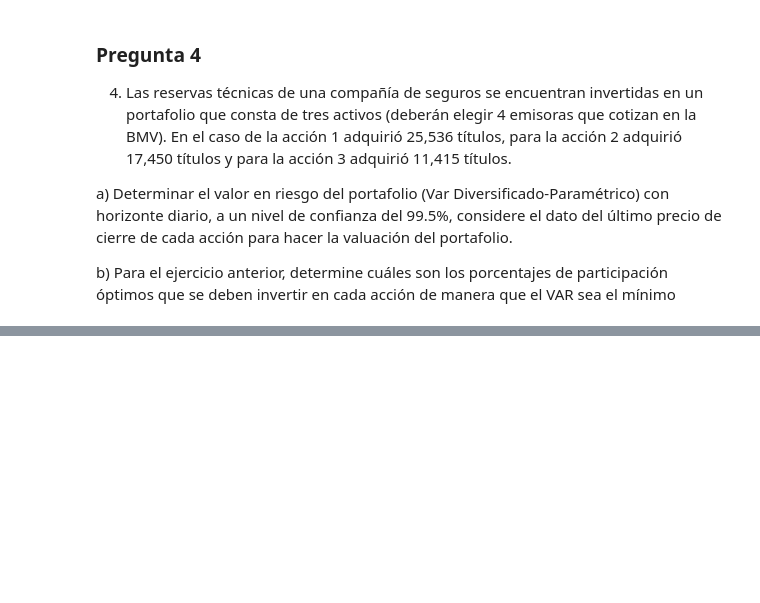
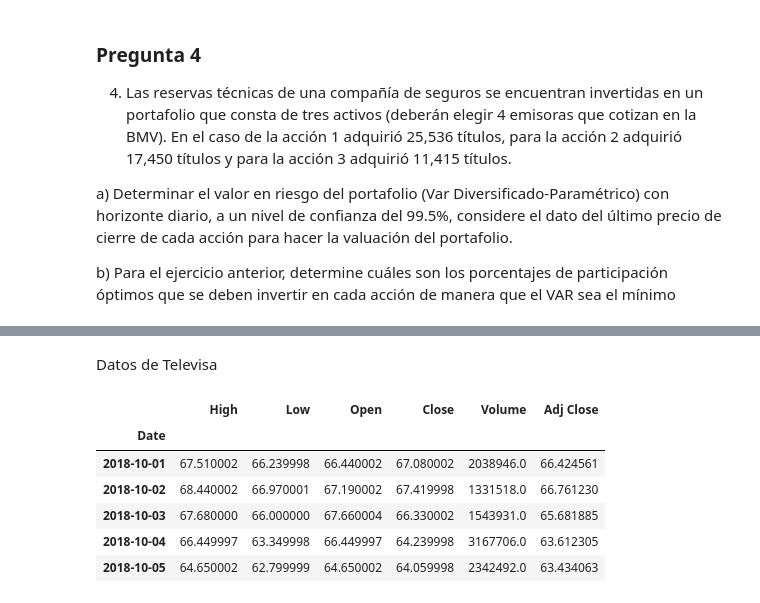
Before and after one commit to CarlosIST/Riesgos-Financieros, a Jupyter notebook: Examen II Santillán.ipynb, the cells around one changed output, grey strips where cells are left out. Cells and saved outputs as stored; diff of their text form; code cells hidden in the pictures; blank space fills up the shorter version.

```diff
--- a/Examen II Santillán.ipynb
+++ b/Examen II Santillán.ipynb
@@ -544,0 +651,12 @@ b)	Para el ejercicio anterior, determine cuáles son los porcentajes de particip
+# %% [markdown]
+Datos de Televisa
+# %%
+datos_Televisa.head()
+# %% [output]
+|  | High | Low | Open | Close | Volume | Adj Close |
+| Date |  |  |  |  |  |  |
+| 2018-10-01 | 67.510002 | 66.239998 | 66.440002 | 67.080002 | 2038946.0 | 66.424561 |
+| 2018-10-02 | 68.440002 | 66.970001 | 67.190002 | 67.419998 | 1331518.0 | 66.761230 |
+| 2018-10-03 | 67.680000 | 66.000000 | 67.660004 | 66.330002 | 1543931.0 | 65.681885 |
+| 2018-10-04 | 66.449997 | 63.349998 | 66.449997 | 64.239998 | 3167706.0 | 63.612305 |
+| 2018-10-05 | 64.650002 | 62.799999 | 64.650002 | 64.059998 | 2342492.0 | 63.434063 |
```
Also changed, not shown: parts of 16 cells of this notebook.
